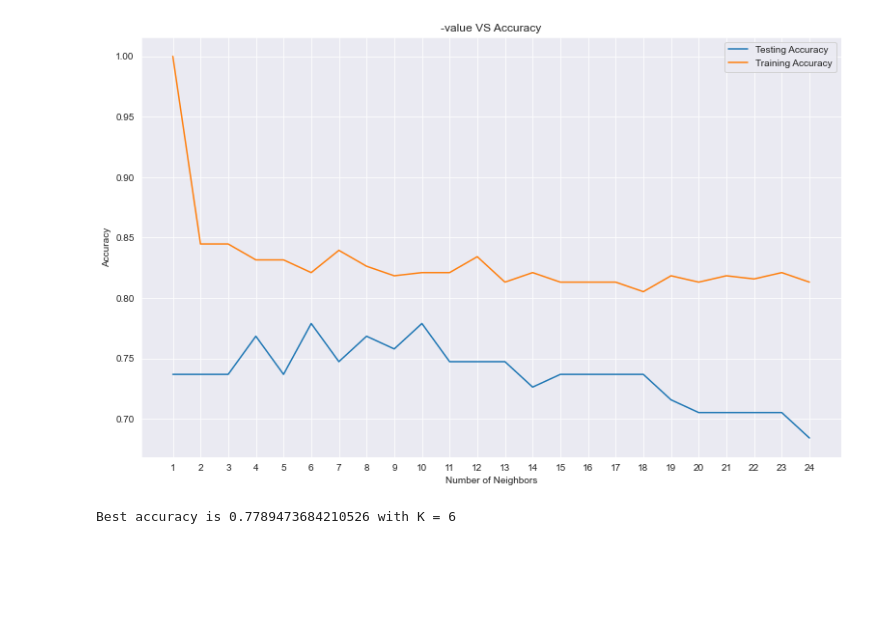
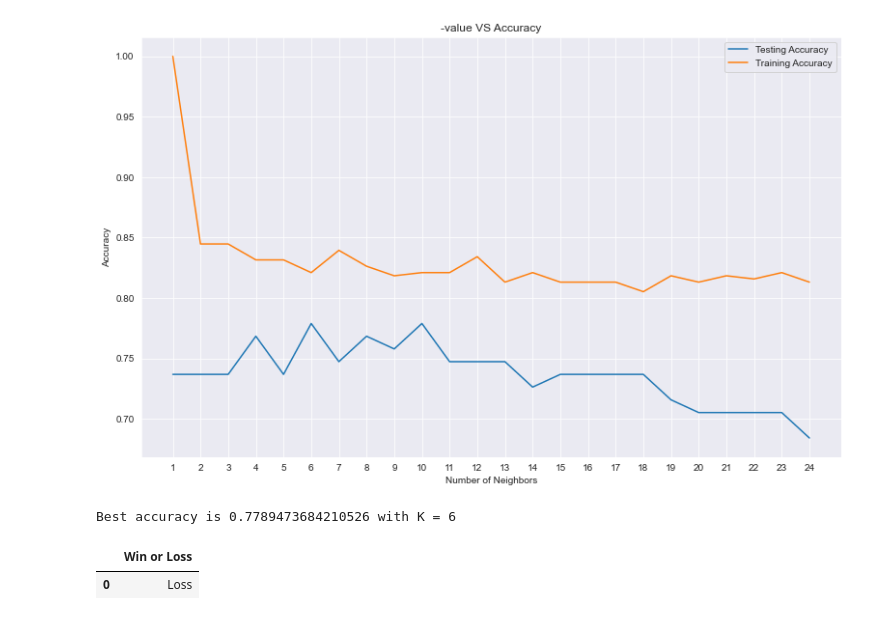
Before and after one commit to jreckin/FunAnalyticalStuff, a Jupyter notebook: offensive_efficiency_more_games.ipynb, the cells around one changed output. Cells and saved outputs as stored; diff of their text form; code cells hidden in the pictures; blank space fills up the shorter version.

```diff
--- a/offensive_efficiency_more_games.ipynb
+++ b/offensive_efficiency_more_games.ipynb
@@ -555,3 +555,39 @@ print("Best accuracy is {} with K = {}".format(np.max(test_accuracy),1+test_accu
 # %% [output]
 [figure]
 Best accuracy is 0.7789473684210526 with K = 6
+# %%
+# Offensive efficiency function
+def offensive_efficiency(FieldGoalAttempts, FieldGoalsMade, OffensiveRebounds, Assists, Turnovers):
+    off_efficiency = ((FieldGoalsMade + Assists) / (FieldGoalAttempts + Assists + Turnovers - OffensiveRebounds))
+    return off_efficiency
+# %%
+# Efficient Points Scored function
+def efficient_points_score(offensive_efficiency, PointsScored):
+    efficient_points = (offensive_efficiency(FieldGoalAttempts, FieldGoalsMade, OffensiveRebounds, Assists, Turnovers) * PointsScored)
+    return efficient_points
+# %%
+# Raw EOP function
+def raw_EOP(Assists, offensive_efficiency, PointsScored):
+    EOP = ((.76 * Assists + PointsScored) * offensive_efficiency(FieldGoalAttempts, FieldGoalsMade, OffensiveRebounds, Assists, Turnovers))
+    return EOP
+# %%
+# Setting up to predict game result for a team
+FieldGoalAttempts = (29 * 2)
+FieldGoalsMade = (13 * 2)
+OffensiveRebounds = (2 * 2)
+Assists = (3 * 2)
+Turnovers = (8* 2)
+PointsScored = (32 * 2)
+OffensiveEfficiency = offensive_efficiency(FieldGoalAttempts, FieldGoalsMade, OffensiveRebounds, Assists, Turnovers)
+EfficientPointsScored = efficient_points_score(offensive_efficiency, PointsScored)
+RawEOP = raw_EOP(Assists, offensive_efficiency, PointsScored)
+# %%
+game = np.array([FieldGoalAttempts, FieldGoalsMade, OffensiveRebounds, Assists, Turnovers, OffensiveEfficiency, EfficientPointsScored, RawEOP, PointsScored]).reshape(1,-1)
+prediction = lr.predict(game)
+prediction = pd.DataFrame(prediction)
+prediction = prediction.rename(columns = {0: 'Win or Loss'})
+prediction['Win or Loss'] = prediction['Win or Loss'].apply(lambda x: 'Win' if x == 1 else 'Loss')
+prediction
+# %% [output]
+|  | Win or Loss |
+| 0 | Loss |
```
Also changed, not shown: parts of 6 cells of this notebook, 1 other file.
